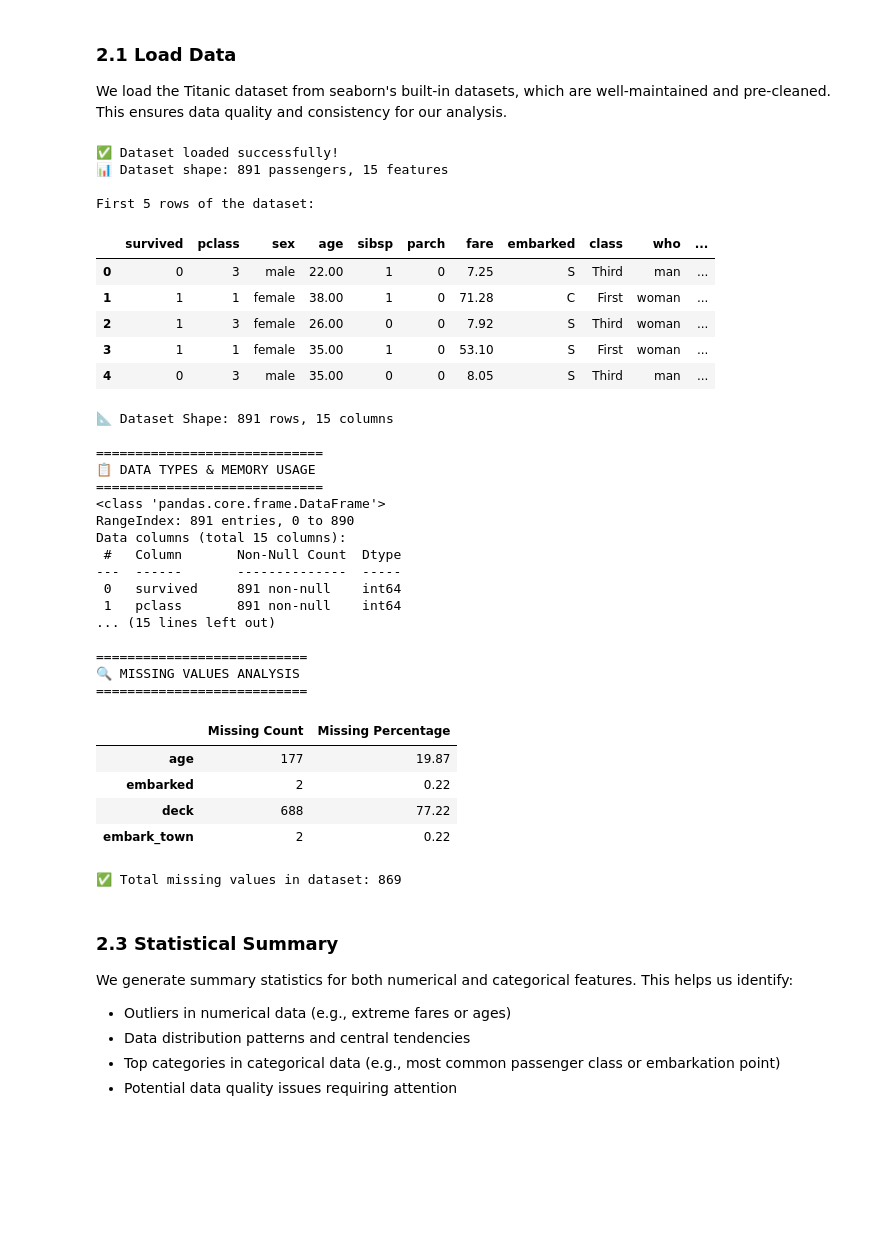
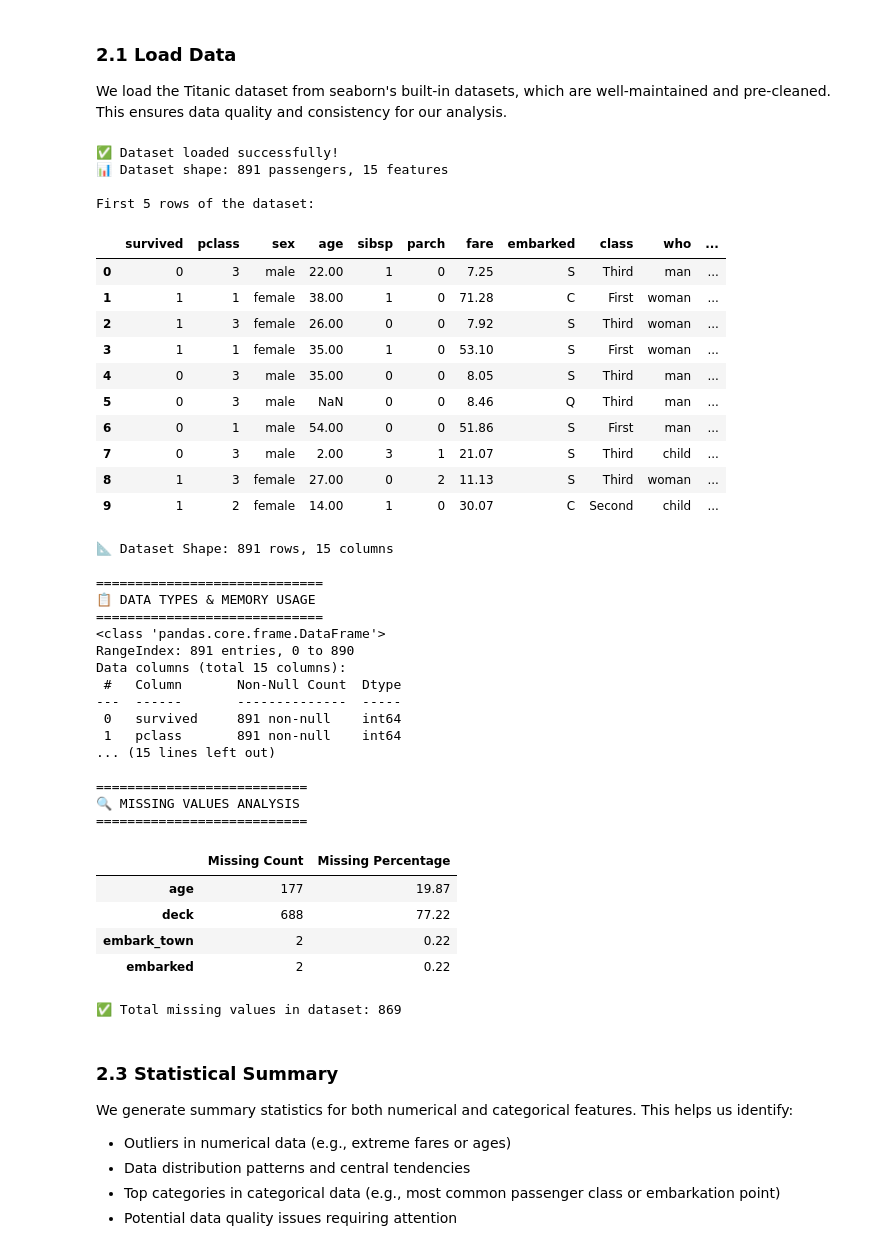
Before and after one commit to profadept/titanic-survival-analysis, a Jupyter notebook: notebooks/titanic-survival-analysis.ipynb, the cells around one changed output. Drawn from its saved outputs; the diff is of its cells as text; code cells hidden in the pictures; blank space fills up the shorter version.

```diff
--- a/notebooks/titanic-survival-analysis.ipynb
+++ b/notebooks/titanic-survival-analysis.ipynb
@@ -85,24 +85,29 @@ We load the Titanic dataset from seaborn's built-in datasets, which are well-mai
 # %%
 # Load Titanic dataset from seaborn (well-maintained and pre-cleaned)
 df = sns.load_dataset('titanic')  # seaborn's built-in Titanic dataset
 
 print("✅ Dataset loaded successfully!")
 print(f"📊 Dataset shape: {df.shape[0]} passengers, {df.shape[1]} features")
 
 # Display the first few rows to understand the data structure
 print("\nFirst 5 rows of the dataset:")
-display(df.head())
+display(df.head(10))
 # %% [output]
 ✅ Dataset loaded successfully!
 📊 Dataset shape: 891 passengers, 15 features
 
 First 5 rows of the dataset:
 |  | survived | pclass | sex | age | sibsp | parch | fare | embarked | class | who | ... |
 | 0 | 0 | 3 | male | 22.00 | 1 | 0 | 7.25 | S | Third | man | ... |
 | 1 | 1 | 1 | female | 38.00 | 1 | 0 | 71.28 | C | First | woman | ... |
 | 2 | 1 | 3 | female | 26.00 | 0 | 0 | 7.92 | S | Third | woman | ... |
 | 3 | 1 | 1 | female | 35.00 | 1 | 0 | 53.10 | S | First | woman | ... |
 | 4 | 0 | 3 | male | 35.00 | 0 | 0 | 8.05 | S | Third | man | ... |
+| 5 | 0 | 3 | male | NaN | 0 | 0 | 8.46 | Q | Third | man | ... |
+| 6 | 0 | 1 | male | 54.00 | 0 | 0 | 51.86 | S | First | man | ... |
+| 7 | 0 | 3 | male | 2.00 | 3 | 1 | 21.07 | S | Third | child | ... |
+| 8 | 1 | 3 | female | 27.00 | 0 | 2 | 11.13 | S | Third | woman | ... |
+| 9 | 1 | 2 | female | 14.00 | 1 | 0 | 30.07 | C | Second | child | ... |
 # %%
 # Examine dataset dimensions and basic information
 print(f"📐 Dataset Shape: {df.shape[0]} rows, {df.shape[1]} columns")
@@ -117,6 +122,8 @@ print("🔍 MISSING VALUES ANALYSIS")
 print("="*27)
 missing_data = df.isnull().sum()  # Count null values for each column
 missing_percent = (df.isnull().sum() / len(df)) * 100  # Calculate percentage missing
+missing_percent = missing_percent.sort_values(ascending=False)
+
 
 # Create a clean missing values summary
 missing_summary = pd.DataFrame({
@@ -146,9 +153,9 @@ Data columns (total 15 columns):
 ===========================
 |  | Missing Count | Missing Percentage |
 | age | 177 | 19.87 |
-| embarked | 2 | 0.22 |
 | deck | 688 | 77.22 |
 | embark_town | 2 | 0.22 |
+| embarked | 2 | 0.22 |
 ✅ Total missing values in dataset: 869
 # %% [markdown]
 ### 2.3 Statistical Summary
```
Also changed, not shown: parts of 17 cells of this notebook.
